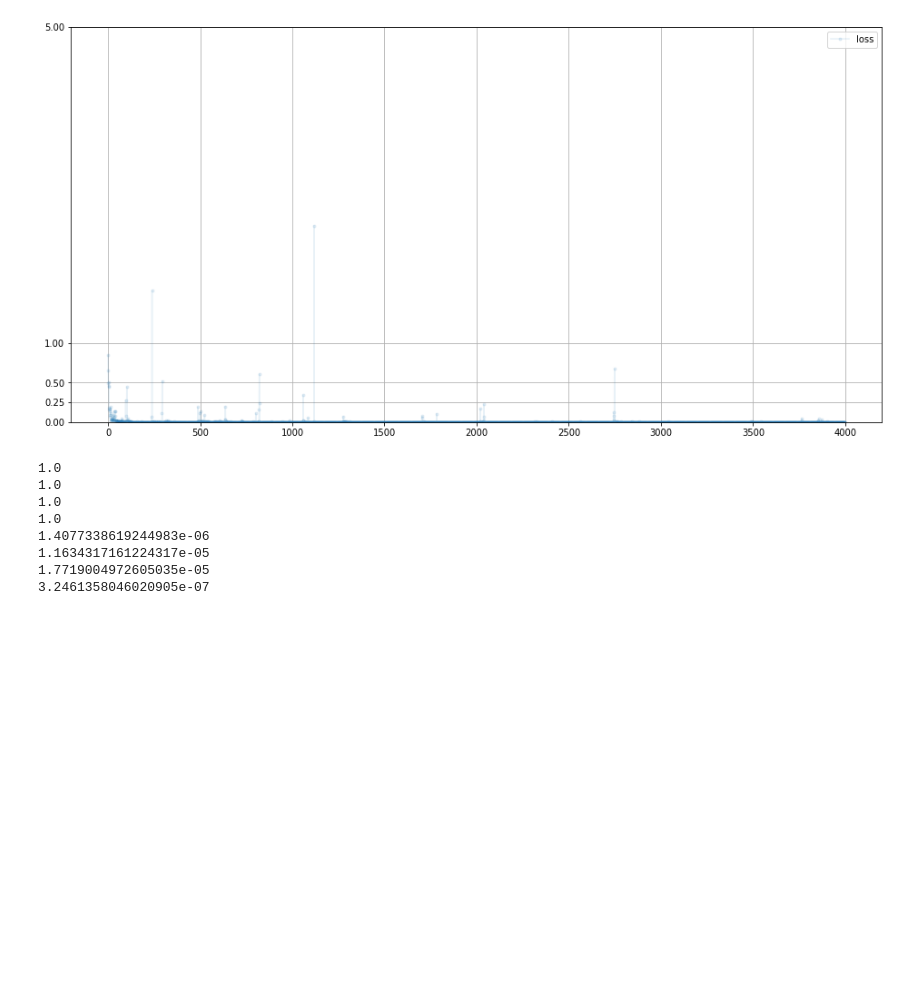
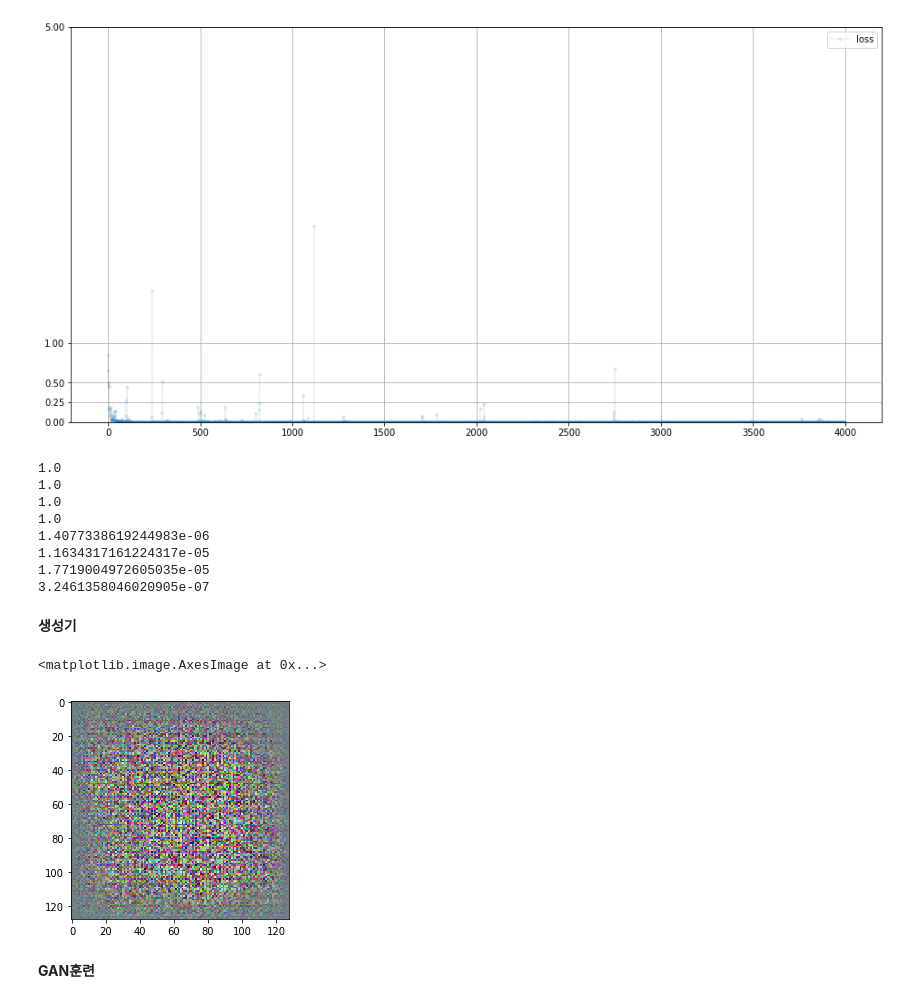
Before and after one commit to rpdahxn/MakeYourFirstGANWithPyTorch, a Jupyter notebook: 14_gan_cnn_celeba.ipynb, the cells around one changed output. Drawn from its saved outputs; the diff is of its cells as text; code cells hidden in the pictures; blank space fills up the shorter version.

```diff
--- a/14_gan_cnn_celeba.ipynb
+++ b/14_gan_cnn_celeba.ipynb
@@ -197,3 +199,5 @@ for i in range(4):
 1.1634317161224317e-05
 1.7719004972605035e-05
 3.2461358046020905e-07
+# %% [markdown]
+**생성기**
@@ -199,0 +280,17 @@ for i in range(4):
+# %%
+# 생성기가 올바르게 출력하는지 확인
+
+G = Generator()
+# cuda로 모델 배치
+G.to(device)
+
+output = G.forward(generate_random_seed(100))
+
+img = output.detach().permute(0, 2, 3, 1).view(128, 128, 3).cpu().numpy()
+
+plt.imshow(img, interpolation = 'none', cmap = 'Blues')
+# %% [output]
+<matplotlib.image.AxesImage at 0x...>
+[figure, added]
+# %% [markdown]
+**GAN훈련**
```
Also changed, not shown: parts of 10 cells of this notebook.
